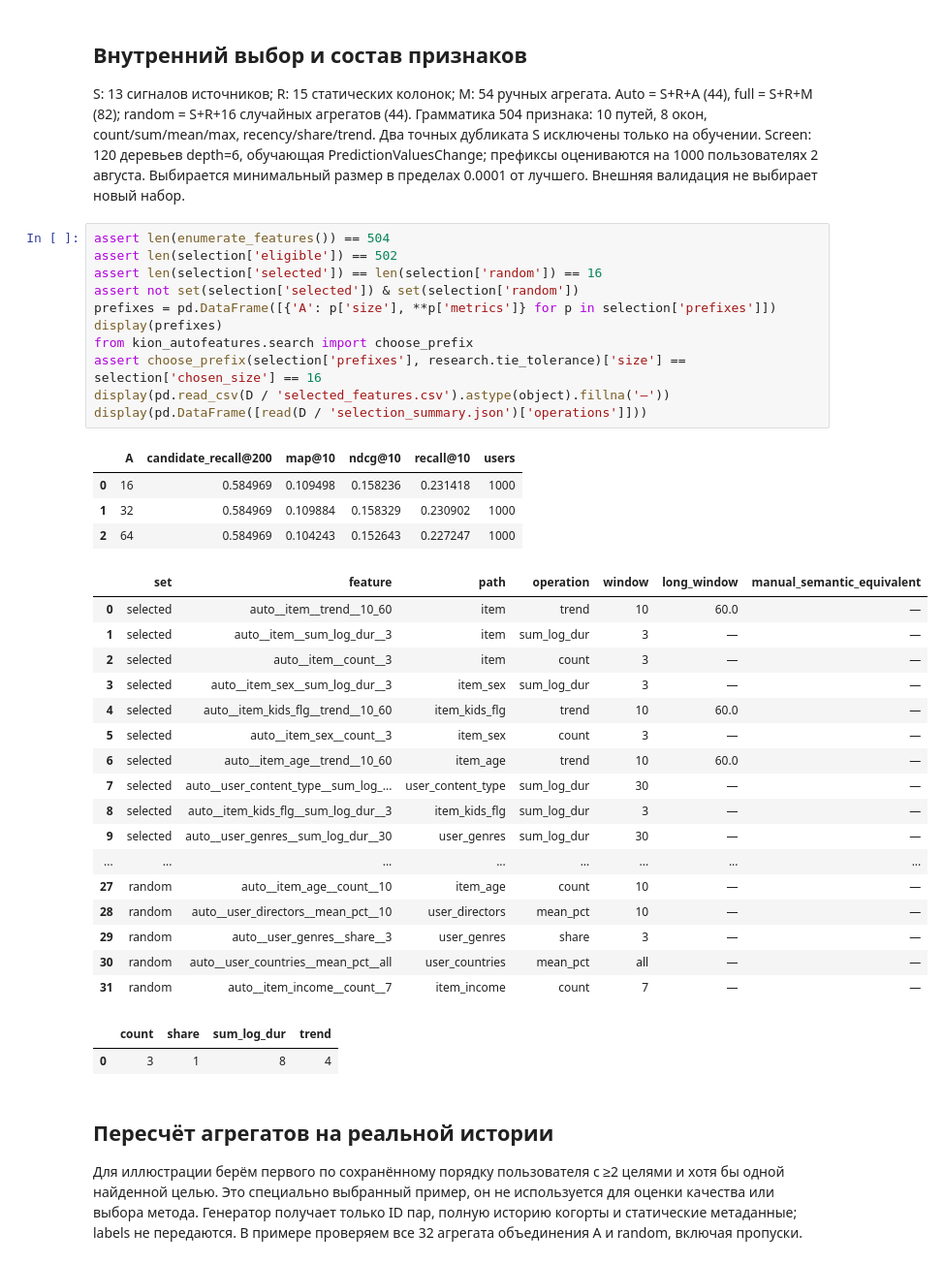
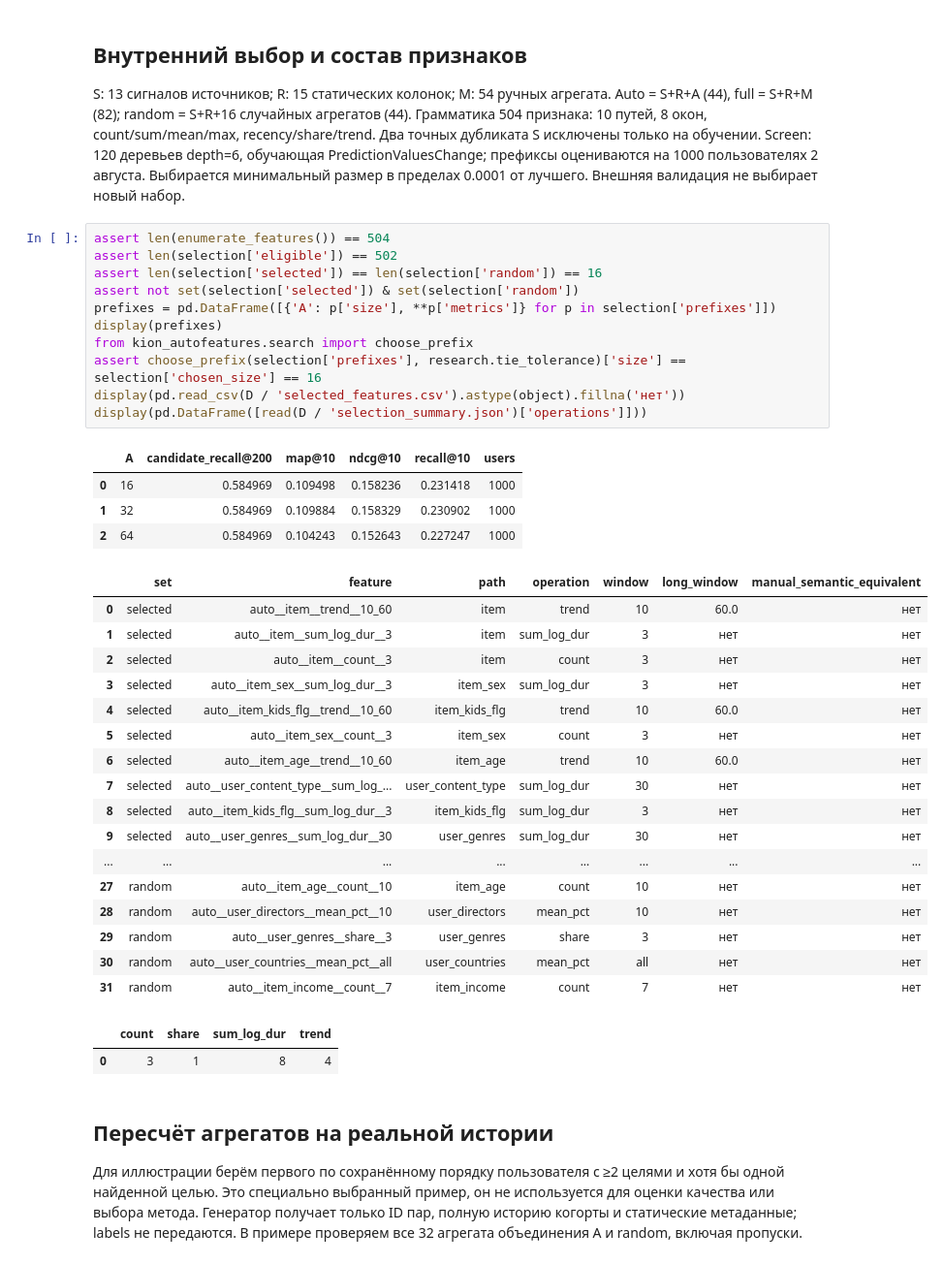
Before and after one commit to DaleCoopTP/RecSync_Grishin, a Jupyter notebook: notebooks/kion_research.ipynb, the cells around one changed output. Shown at 97% size. Saved outputs shown, nothing was run; the diff lists cells and outputs as text.

```diff
--- a/notebooks/kion_research.ipynb
+++ b/notebooks/kion_research.ipynb
@@ -94,36 +94,36 @@ Screen: 120 деревьев depth=6, обучающая PredictionValuesChange;
 # %%
 assert len(enumerate_features()) == 504
 assert len(selection['eligible']) == 502
 assert len(selection['selected']) == len(selection['random']) == 16
 assert not set(selection['selected']) & set(selection['random'])
 prefixes = pd.DataFrame([{'A': p['size'], **p['metrics']} for p in selection['prefixes']])
 display(prefixes)
 from kion_autofeatures.search import choose_prefix
 assert choose_prefix(selection['prefixes'], research.tie_tolerance)['size'] == selection['chosen_size'] == 16
-display(pd.read_csv(D / 'selected_features.csv').astype(object).fillna('—'))
+display(pd.read_csv(D / 'selected_features.csv').astype(object).fillna('нет'))
 display(pd.DataFrame([read(D / 'selection_summary.json')['operations']]))
 # %% [output]
 |  | A | candidate_recall@200 | map@10 | ndcg@10 | recall@10 | users |
 | 0 | 16 | 0.584969 | 0.109498 | 0.158236 | 0.231418 | 1000 |
 | 1 | 32 | 0.584969 | 0.109884 | 0.158329 | 0.230902 | 1000 |
 | 2 | 64 | 0.584969 | 0.104243 | 0.152643 | 0.227247 | 1000 |
 |  | set | feature | path | operation | window | long_window | manual_semantic_equivalent |
-| 0 | selected | auto__item__trend__10_60 | item | trend | 10 | 60.0 | — |
-| 1 | selected | auto__item__sum_log_dur__3 | item | sum_log_dur | 3 | — | — |
-| 2 | selected | auto__item__count__3 | item | count | 3 | — | — |
-| 3 | selected | auto__item_sex__sum_log_dur__3 | item_sex | sum_log_dur | 3 | — | — |
-| 4 | selected | auto__item_kids_flg__trend__10_60 | item_kids_flg | trend | 10 | 60.0 | — |
-| 5 | selected | auto__item_sex__count__3 | item_sex | count | 3 | — | — |
-| 6 | selected | auto__item_age__trend__10_60 | item_age | trend | 10 | 60.0 | — |
-| 7 | selected | auto__user_content_type__sum_log_... | user_content_type | sum_log_dur | 30 | — | — |
-| 8 | selected | auto__item_kids_flg__sum_log_dur__3 | item_kids_flg | sum_log_dur | 3 | — | — |
-| 9 | selected | auto__user_genres__sum_log_dur__30 | user_genres | sum_log_dur | 30 | — | — |
+| 0 | selected | auto__item__trend__10_60 | item | trend | 10 | 60.0 | нет |
+| 1 | selected | auto__item__sum_log_dur__3 | item | sum_log_dur | 3 | нет | нет |
+| 2 | selected | auto__item__count__3 | item | count | 3 | нет | нет |
+| 3 | selected | auto__item_sex__sum_log_dur__3 | item_sex | sum_log_dur | 3 | нет | нет |
+| 4 | selected | auto__item_kids_flg__trend__10_60 | item_kids_flg | trend | 10 | 60.0 | нет |
+| 5 | selected | auto__item_sex__count__3 | item_sex | count | 3 | нет | нет |
+| 6 | selected | auto__item_age__trend__10_60 | item_age | trend | 10 | 60.0 | нет |
+| 7 | selected | auto__user_content_type__sum_log_... | user_content_type | sum_log_dur | 30 | нет | нет |
+| 8 | selected | auto__item_kids_flg__sum_log_dur__3 | item_kids_flg | sum_log_dur | 3 | нет | нет |
+| 9 | selected | auto__user_genres__sum_log_dur__30 | user_genres | sum_log_dur | 30 | нет | нет |
 | ... | ... | ... | ... | ... | ... | ... | ... |
-| 27 | random | auto__item_age__count__10 | item_age | count | 10 | — | — |
-| 28 | random | auto__user_directors__mean_pct__10 | user_directors | mean_pct | 10 | — | — |
-| 29 | random | auto__user_genres__share__3 | user_genres | share | 3 | — | — |
-| 30 | random | auto__user_countries__mean_pct__all | user_countries | mean_pct | all | — | — |
-| 31 | random | auto__item_income__count__7 | item_income | count | 7 | — | — |
+| 27 | random | auto__item_age__count__10 | item_age | count | 10 | нет | нет |
+| 28 | random | auto__user_directors__mean_pct__10 | user_directors | mean_pct | 10 | нет | нет |
+| 29 | random | auto__user_genres__share__3 | user_genres | share | 3 | нет | нет |
+| 30 | random | auto__user_countries__mean_pct__all | user_countries | mean_pct | all | нет | нет |
+| 31 | random | auto__item_income__count__7 | item_income | count | 7 | нет | нет |
 |  | count | share | sum_log_dur | trend |
 | 0 | 3 | 1 | 8 | 4 |
 # %% [markdown]
```
Also changed, not shown: parts of 3 cells of this notebook, 17 other files.
